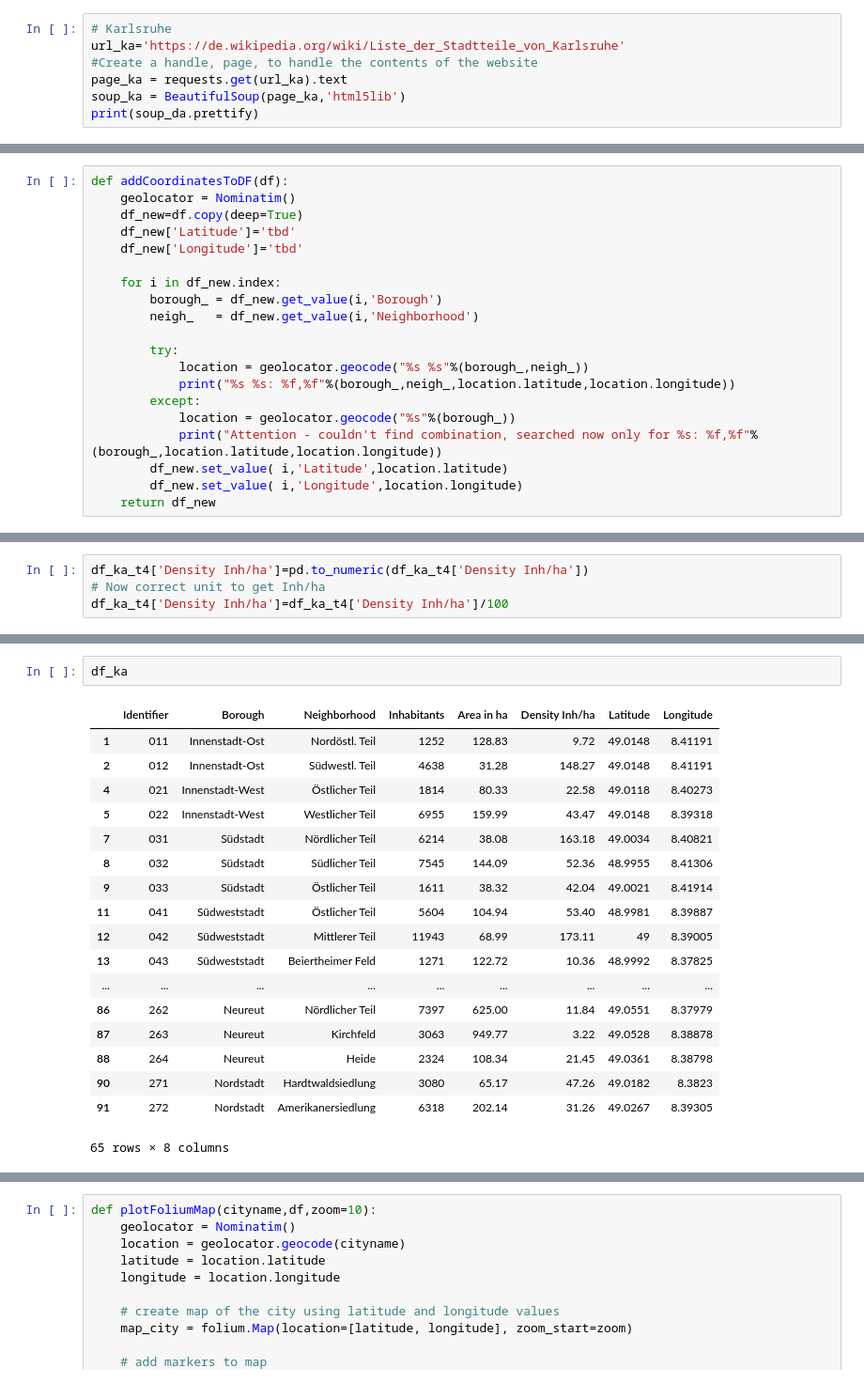
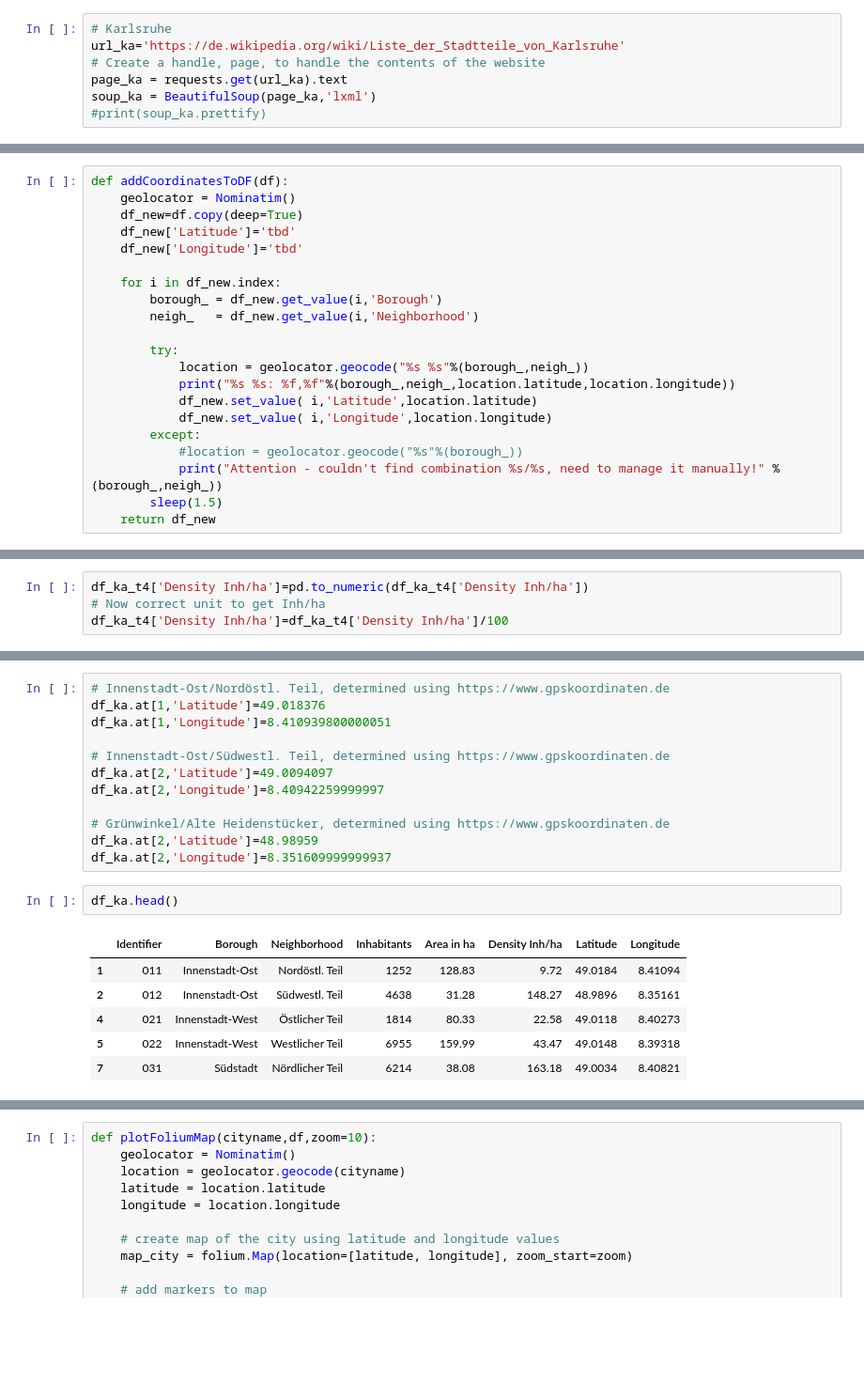
Before and after one commit to SteSa1987/coursera-ibm-capstone, a Jupyter notebook: Comparing Darmstadt and Karlsruhe.ipynb, the cells around one changed output, grey strips where cells are left out. Shown at 94% size. Drawn from its saved outputs; the diff is of its cells as text; blank space fills up the shorter version.

```diff
--- a/Comparing Darmstadt and Karlsruhe.ipynb
+++ b/Comparing Darmstadt and Karlsruhe.ipynb
@@ -40,7 +27,7 @@ print(soup_da.prettify)
 # %%
 # Karlsruhe
 url_ka='https://de.wikipedia.org/wiki/Liste_der_Stadtteile_von_Karlsruhe'
-#Create a handle, page, to handle the contents of the website
+# Create a handle, page, to handle the contents of the website
 page_ka = requests.get(url_ka).text
-soup_ka = BeautifulSoup(page_ka,'html5lib')
-print(soup_da.prettify)
+soup_ka = BeautifulSoup(page_ka,'lxml')
+#print(soup_ka.prettify)
@@ -333,11 +205,12 @@ def addCoordinatesToDF(df):
         try:
             location = geolocator.geocode("%s %s"%(borough_,neigh_))
             print("%s %s: %f,%f"%(borough_,neigh_,location.latitude,location.longitude))
+            df_new.set_value( i,'Latitude',location.latitude)
+            df_new.set_value( i,'Longitude',location.longitude)
         except:
-            location = geolocator.geocode("%s"%(borough_))
-            print("Attention - couldn't find combination, searched now only for %s: %f,%f"%(borough_,location.latitude,location.longitude))
-        df_new.set_value( i,'Latitude',location.latitude)
-        df_new.set_value( i,'Longitude',location.longitude)
+            #location = geolocator.geocode("%s"%(borough_))
+            print("Attention - couldn't find combination %s/%s, need to manage it manually!" %(borough_,neigh_))
+        sleep(1.5)
     return df_new
 # %%
 df_da=addCoordinatesToDF(df_da_t3)
@@ -543,25 +360,25 @@ Neureut Kirchfeld: 49.052848,8.388779
 Neureut Heide: 49.036138,8.387985
 Nordstadt Hardtwaldsiedlung: 49.018231,8.382295
 Nordstadt Amerikanersiedlung: 49.026671,8.393048
+# %%
+# Innenstadt-Ost/Nordöstl. Teil, determined using https://www.gpskoordinaten.de
+df_ka.at[1,'Latitude']=49.018376
+df_ka.at[1,'Longitude']=8.410939800000051
+
+# Innenstadt-Ost/Südwestl. Teil, determined using https://www.gpskoordinaten.de
+df_ka.at[2,'Latitude']=49.0094097
+df_ka.at[2,'Longitude']=8.40942259999997
+
+# Grünwinkel/Alte Heidenstücker, determined using https://www.gpskoordinaten.de
+df_ka.at[2,'Latitude']=48.98959
+df_ka.at[2,'Longitude']=8.351609999999937
 # %%
-df_ka
+df_ka.head()
 # %% [output]
 |  | Identifier | Borough | Neighborhood | Inhabitants | Area in ha | Density Inh/ha | Latitude | Longitude |
-| 1 | 011 | Innenstadt-Ost | Nordöstl. Teil | 1252 | 128.83 | 9.72 | 49.0148 | 8.41191 |
-| 2 | 012 | Innenstadt-Ost | Südwestl. Teil | 4638 | 31.28 | 148.27 | 49.0148 | 8.41191 |
+| 1 | 011 | Innenstadt-Ost | Nordöstl. Teil | 1252 | 128.83 | 9.72 | 49.0184 | 8.41094 |
+| 2 | 012 | Innenstadt-Ost | Südwestl. Teil | 4638 | 31.28 | 148.27 | 48.9896 | 8.35161 |
 | 4 | 021 | Innenstadt-West | Östlicher Teil | 1814 | 80.33 | 22.58 | 49.0118 | 8.40273 |
 | 5 | 022 | Innenstadt-West | Westlicher Teil | 6955 | 159.99 | 43.47 | 49.0148 | 8.39318 |
 | 7 | 031 | Südstadt | Nördlicher Teil | 6214 | 38.08 | 163.18 | 49.0034 | 8.40821 |
-| 8 | 032 | Südstadt | Südlicher Teil | 7545 | 144.09 | 52.36 | 48.9955 | 8.41306 |
-| 9 | 033 | Südstadt | Östlicher Teil | 1611 | 38.32 | 42.04 | 49.0021 | 8.41914 |
-| 11 | 041 | Südweststadt | Östlicher Teil | 5604 | 104.94 | 53.40 | 48.9981 | 8.39887 |
-| 12 | 042 | Südweststadt | Mittlerer Teil | 11943 | 68.99 | 173.11 | 49 | 8.39005 |
-| 13 | 043 | Südweststadt | Beiertheimer Feld | 1271 | 122.72 | 10.36 | 48.9992 | 8.37825 |
-| ... | ... | ... | ... | ... | ... | ... | ... | ... |
-| 86 | 262 | Neureut | Nördlicher Teil | 7397 | 625.00 | 11.84 | 49.0551 | 8.37979 |
-| 87 | 263 | Neureut | Kirchfeld | 3063 | 949.77 | 3.22 | 49.0528 | 8.38878 |
-| 88 | 264 | Neureut | Heide | 2324 | 108.34 | 21.45 | 49.0361 | 8.38798 |
-| 90 | 271 | Nordstadt | Hardtwaldsiedlung | 3080 | 65.17 | 47.26 | 49.0182 | 8.3823 |
-| 91 | 272 | Nordstadt | Amerikanersiedlung | 6318 | 202.14 | 31.26 | 49.0267 | 8.39305 |
-65 rows × 8 columns
 # %% [markdown]
```
Also changed, not shown: parts of 104 cells of this notebook.
